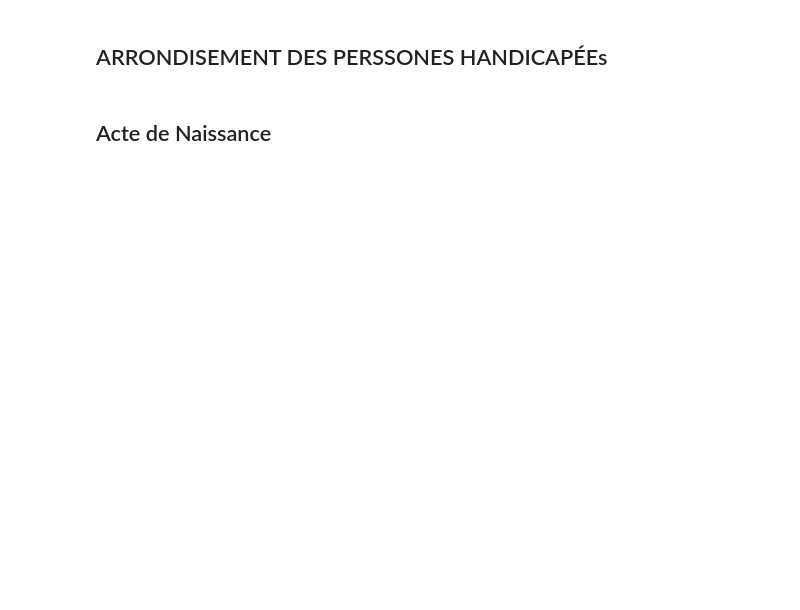
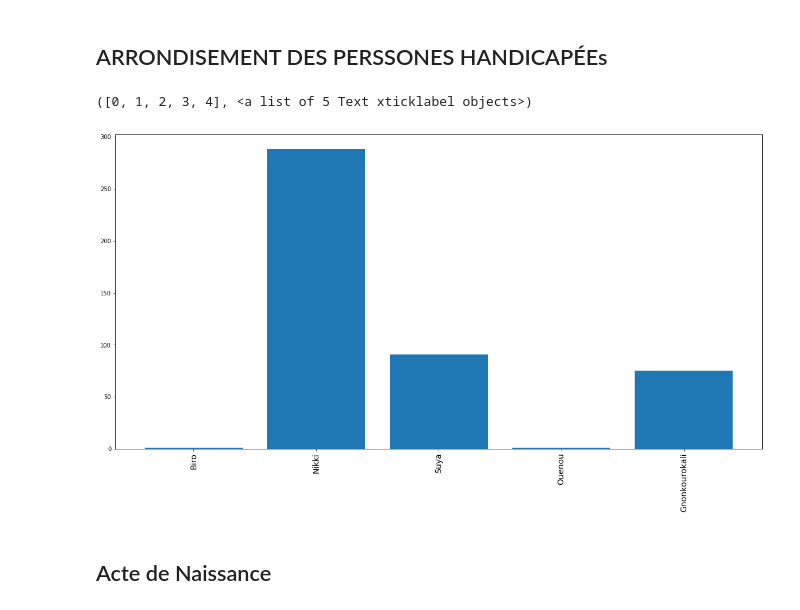
Before and after one commit to OANInternational/handicape, a Jupyter notebook: analyse_per_handic.ipynb, the cells around one changed output. Cells and saved outputs as stored; diff of their text form; code cells hidden in the pictures; blank space fills up the shorter version.

```diff
--- a/analyse_per_handic.ipynb
+++ b/analyse_per_handic.ipynb
@@ -183,12 +174,15 @@ plt.show()
 # %%
 plt.rcParams['figure.figsize'] = 20,10
 #x=list(df_2019['rqtListe_Pompe.Modele_Pompe'].dropna().unique())
 #y=[df_2019[df_2019['rqtListe_Pompe.Modele_Pompe']==model]['rqtListe_Pompe.Modele_Pompe'].count() for model in x]
 x=list(df_per_han['Arrondisement'].dropna().unique())
-y=[df_per_han[df_per_han['Arrondisement']==arron] for arron in x]
+y=[len(df_per_han[df_per_han['Arrondisement']==arron]) for arron in x]
 
+plt.bar(x,y)
 plt.xticks(fontsize=14,rotation=90)
-plt.bar(x,y)
+# %% [output]
+([0, 1, 2, 3, 4], <a list of 5 Text xticklabel objects>)
+[figure, added]
 # %% [markdown]
 ## Acte de Naissance
 # %%
```
Also changed, not shown: parts of 5 cells of this notebook.
